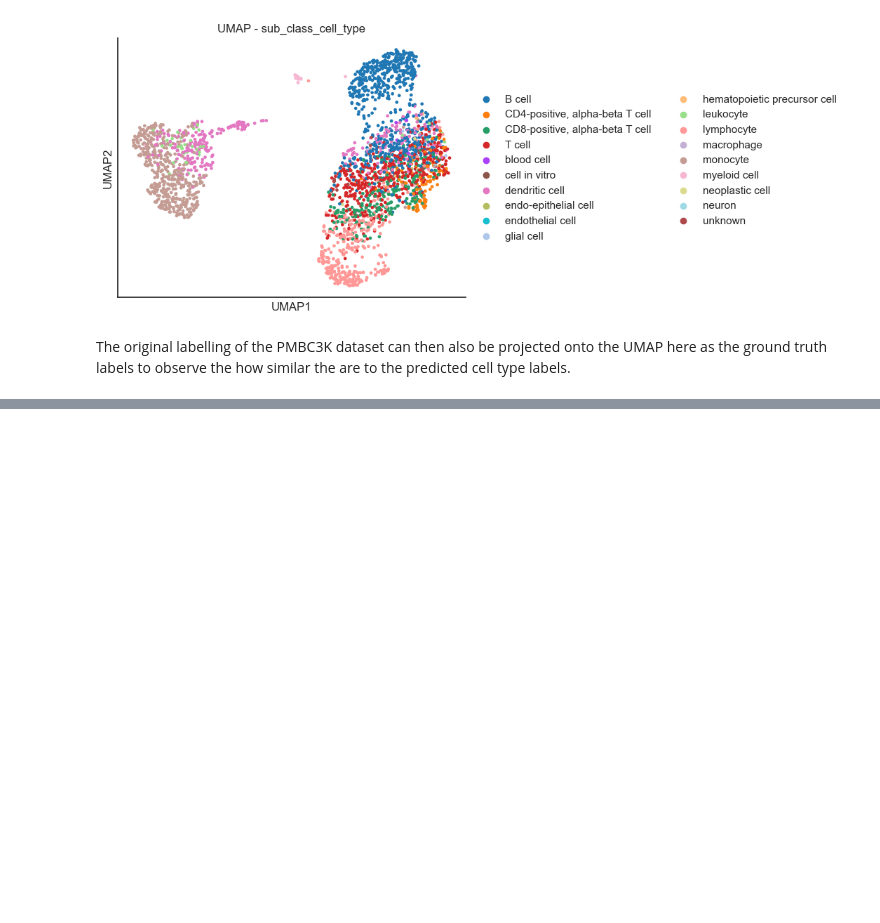
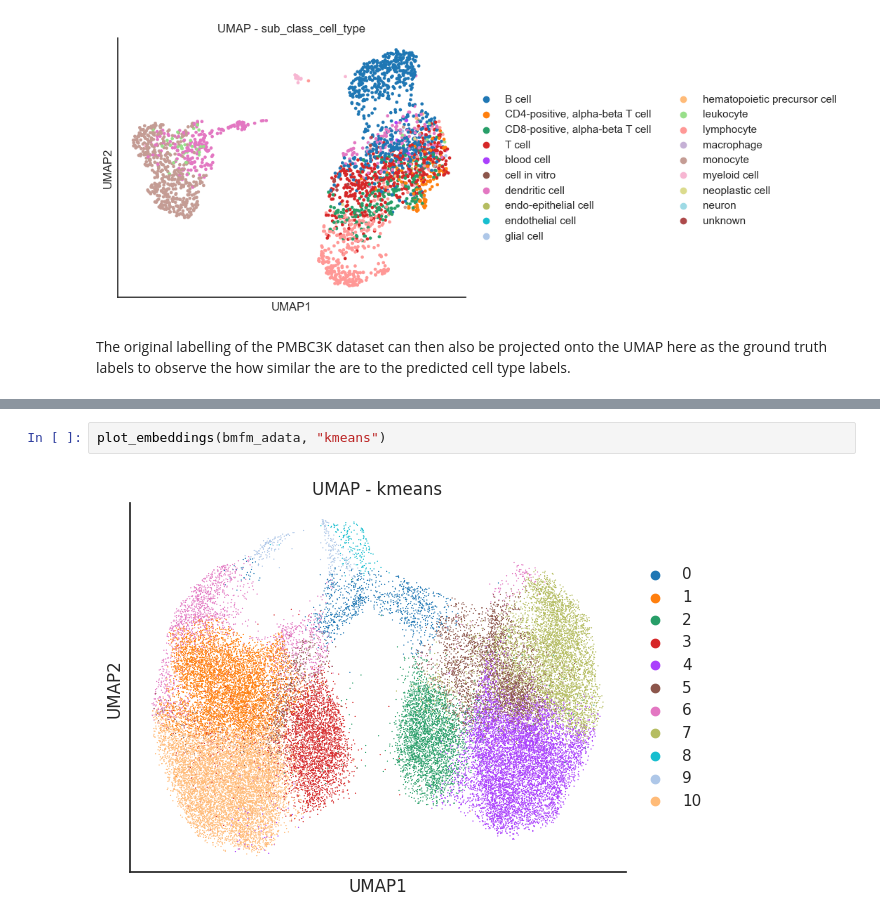
Before and after one commit to BiomedSciAI/biomed-multi-omic, a Jupyter notebook: tutorials/DNA/2_inference_inspection.ipynb, the cells around one changed output, grey strips where cells are left out. Saved outputs shown, nothing was run; the diff lists cells and outputs as text; blank space fills up the shorter version.

```diff
--- a/tutorials/DNA/2_inference_inspection.ipynb
+++ b/tutorials/DNA/2_inference_inspection.ipynb
@@ -191,0 +276,4 @@ The original labelling of the PMBC3K dataset can then also be projected onto the
+# %%
+plot_embeddings(bmfm_adata, "kmeans")
+# %% [output]
+[figure, added]
```
Also changed, not shown: parts of 11 cells of this notebook, 9 other files.
